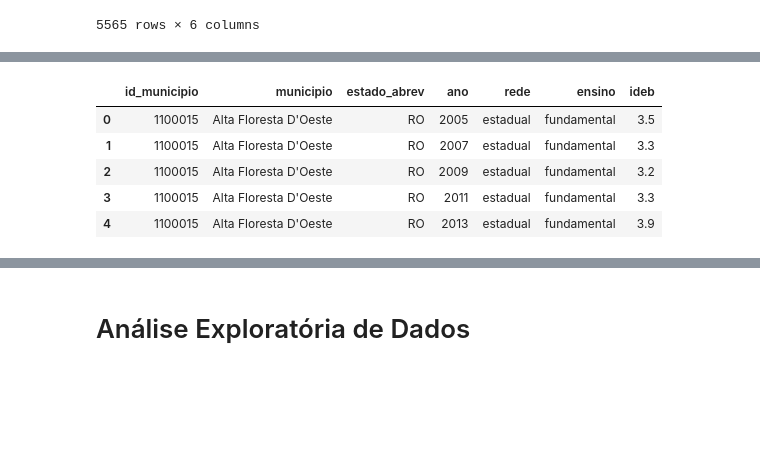
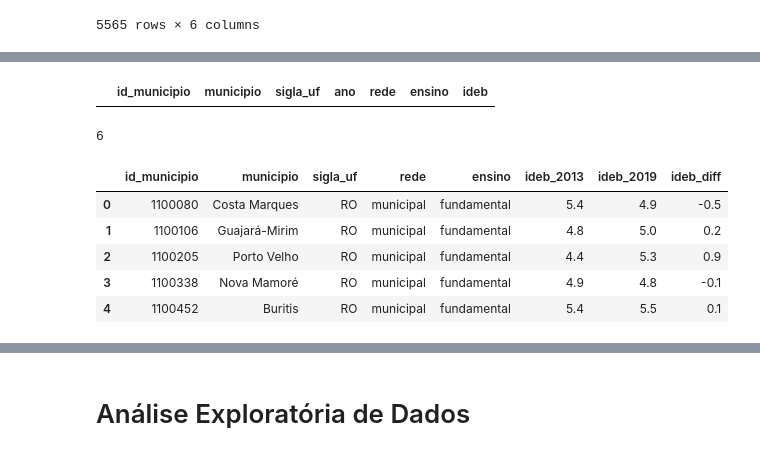
Before and after one commit to UFRJ-Analytica/odd2021, a Jupyter notebook: edit_teste_cliente_basedosdados.ipynb, the cells around one changed output, grey strips where cells are left out. Cells and saved outputs as stored; diff of their text form; code cells hidden in the pictures; blank space fills up the shorter version.

Commit message:
'Gráfico do Rafael'

```diff
--- a/edit_teste_cliente_basedosdados.ipynb
+++ b/edit_teste_cliente_basedosdados.ipynb
@@ -236,13 +253,4 @@ array([2016, 2013, 2019, 2015, 2014, 2017, 2018], dtype=int64)
 # %%
-query_ideb = "SELECT id_municipio, municipio, estado_abrev,ano, rede, ensino, ideb FROM `basedosdados.br_inep_ideb.municipio`;"
+query_ideb = "SELECT id_municipio, municipio, estado_abrev AS sigla_uf, ano, rede, ensino, ideb FROM `basedosdados.br_inep_ideb.municipio`;"
 
-df_ideb = get_data("basedosdados.br_inep_ideb.municipio", query = query_ideb)
+df_ideb_mun = get_data("br_inep_ideb.municipio.reduzido", query = query_ideb)
-# %%
-df_ideb.head(5)
-# %% [output]
-|  | id_municipio | municipio | estado_abrev | ano | rede | ensino | ideb |
-| 0 | 1100015 | Alta Floresta D'Oeste | RO | 2005 | estadual | fundamental | 3.5 |
-| 1 | 1100015 | Alta Floresta D'Oeste | RO | 2007 | estadual | fundamental | 3.3 |
-| 2 | 1100015 | Alta Floresta D'Oeste | RO | 2009 | estadual | fundamental | 3.2 |
-| 3 | 1100015 | Alta Floresta D'Oeste | RO | 2011 | estadual | fundamental | 3.3 |
-| 4 | 1100015 | Alta Floresta D'Oeste | RO | 2013 | estadual | fundamental | 3.9 |
@@ -255,3 +257,54 @@ df_ideb = df_ideb.loc[((df_ideb["ensino"]=="fundamental") &
+# %%
+df_ideb_mun.loc[(df_ideb_mun["ano"]==2021)&(~pd.isna(df_ideb_mun["ideb"]))]
+# %% [output]
+|  | id_municipio | municipio | sigla_uf | ano | rede | ensino | ideb |
+# %%
+df_ideb_mun = df_ideb_mun.loc[((df_ideb_mun["ensino"]=="fundamental") &
+             (df_ideb_mun["rede"]=="municipal") &
+             (df_ideb_mun["ano"]<2021)) &~
+             (pd.isna(df_ideb_mun["ideb"]))].reset_index(drop=True)
+# %%
+asd = df_ideb_mun.loc[df_ideb_mun["id_municipio"]==1100015] # 5222302
+len(asd)
+# %% [output]
+6
+# %%
+def format_tabela_rafael(df):
+    tabela_rafael = pd.DataFrame(columns=["id_municipio", "municipio", "sigla_uf", "rede", "ensino", "ideb_2013", "ideb_2019", "ideb_diff"])
+    for id in list(MUN_IDS.index):
+        mun_ideb = df.loc[df["id_municipio"]==id]
+        if len(mun_ideb) == 0: continue
+        try:
+            mun_ideb_2013 = max(list(mun_ideb.loc[mun_ideb["ano"]==2013]["ideb"]))
+        except ValueError:
+            mun_ideb_2013 = float("NaN")
+        try:
+            mun_ideb_2019 = max(list(mun_ideb.loc[mun_ideb["ano"]==2019]["ideb"]))
+        except ValueError:
+            mun_ideb_2019 = float("NaN")
+        tabela_rafael = tabela_rafael.append({
+            "id_municipio": id,
+            "municipio": mun_ideb.iloc[0]["municipio"],
+            "sigla_uf": mun_ideb["sigla_uf"].iloc[0],
+            "rede": mun_ideb["rede"].iloc[0],
+            "ensino": mun_ideb["ensino"].iloc[0],
+            "ideb_2013": mun_ideb_2013,
+            "ideb_2019": mun_ideb_2019,
+            "ideb_diff": mun_ideb_2019 - mun_ideb_2013
+        }, ignore_index=True)
+    return tabela_rafael
+
+
+tabela_rafael = format_tabela_rafael(df_ideb_mun)
+# %%
+tabela_rafael.head()
+# %% [output]
+|  | id_municipio | municipio | sigla_uf | rede | ensino | ideb_2013 | ideb_2019 | ideb_diff |
+| 0 | 1100080 | Costa Marques | RO | municipal | fundamental | 5.4 | 4.9 | -0.5 |
+| 1 | 1100106 | Guajará-Mirim | RO | municipal | fundamental | 4.8 | 5.0 | 0.2 |
+| 2 | 1100205 | Porto Velho | RO | municipal | fundamental | 4.4 | 5.3 | 0.9 |
+| 3 | 1100338 | Nova Mamoré | RO | municipal | fundamental | 4.9 | 4.8 | -0.1 |
+| 4 | 1100452 | Buritis | RO | municipal | fundamental | 5.4 | 5.5 | 0.1 |
 # %%
 diff_ideb = []
 
```
Also changed, not shown: parts of 11 cells of this notebook.
